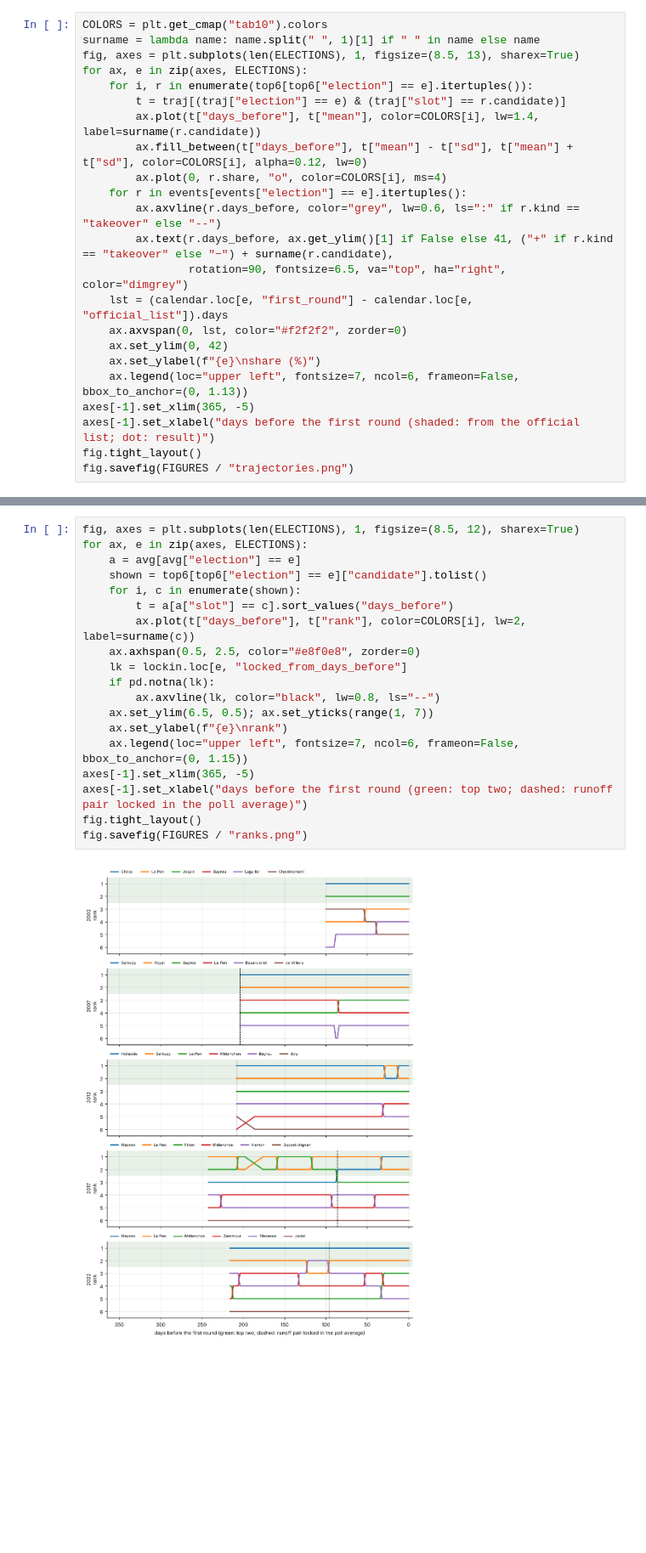
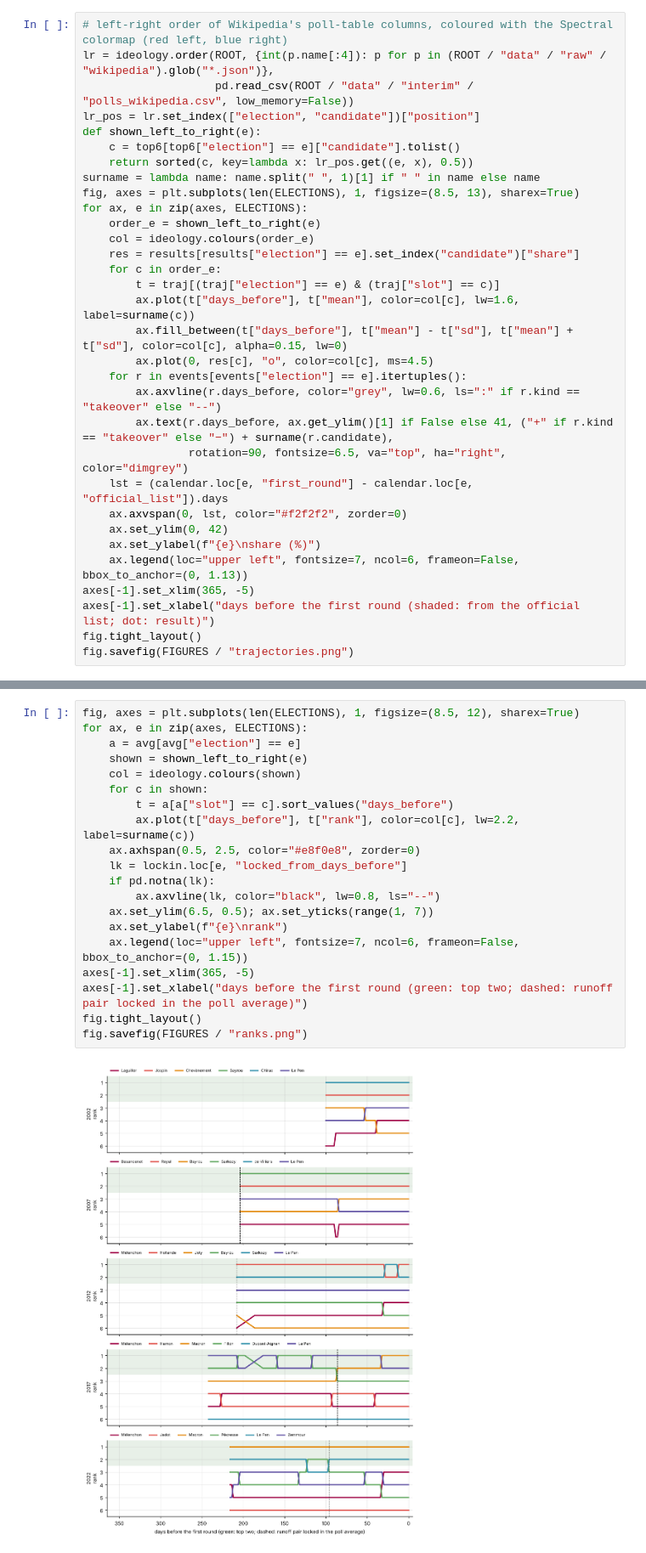
Before and after one commit to clarasalas/strategic-voting-polls-2RS, a Jupyter notebook: notebooks/05_polls_descriptive.ipynb, the cells around one changed output, grey strips where cells are left out. Shown at 85% size. Saved outputs shown, nothing was run; the diff lists cells and outputs as text; blank space fills up the shorter version.

```diff
--- a/notebooks/05_polls_descriptive.ipynb
+++ b/notebooks/05_polls_descriptive.ipynb
@@ -223,15 +224,24 @@ events.sort_values(["election", "days_before"], ascending=[True, False])
 | 7 | 2022 | takeover | Valérie Pécresse | 162 | NaN |
 | 6 | 2022 | withdrawal | Christiane Taubira | 38 | 3.000000 |
 # %%
-COLORS = plt.get_cmap("tab10").colors
+# left-right order of Wikipedia's poll-table columns, coloured with the Spectral colormap (red left, blue right)
+lr = ideology.order(ROOT, {int(p.name[:4]): p for p in (ROOT / "data" / "raw" / "wikipedia").glob("*.json")},
+                    pd.read_csv(ROOT / "data" / "interim" / "polls_wikipedia.csv", low_memory=False))
+lr_pos = lr.set_index(["election", "candidate"])["position"]
+def shown_left_to_right(e):
+    c = top6[top6["election"] == e]["candidate"].tolist()
+    return sorted(c, key=lambda x: lr_pos.get((e, x), 0.5))
 surname = lambda name: name.split(" ", 1)[1] if " " in name else name
 fig, axes = plt.subplots(len(ELECTIONS), 1, figsize=(8.5, 13), sharex=True)
 for ax, e in zip(axes, ELECTIONS):
-    for i, r in enumerate(top6[top6["election"] == e].itertuples()):
-        t = traj[(traj["election"] == e) & (traj["slot"] == r.candidate)]
-        ax.plot(t["days_before"], t["mean"], color=COLORS[i], lw=1.4, label=surname(r.candidate))
-        ax.fill_between(t["days_before"], t["mean"] - t["sd"], t["mean"] + t["sd"], color=COLORS[i], alpha=0.12, lw=0)
-        ax.plot(0, r.share, "o", color=COLORS[i], ms=4)
+    order_e = shown_left_to_right(e)
+    col = ideology.colours(order_e)
+    res = results[results["election"] == e].set_index("candidate")["share"]
+    for c in order_e:
+        t = traj[(traj["election"] == e) & (traj["slot"] == c)]
+        ax.plot(t["days_before"], t["mean"], color=col[c], lw=1.6, label=surname(c))
+        ax.fill_between(t["days_before"], t["mean"] - t["sd"], t["mean"] + t["sd"], color=col[c], alpha=0.15, lw=0)
+        ax.plot(0, res[c], "o", color=col[c], ms=4.5)
     for r in events[events["election"] == e].itertuples():
         ax.axvline(r.days_before, color="grey", lw=0.6, ls=":" if r.kind == "takeover" else "--")
         ax.text(r.days_before, ax.get_ylim()[1] if False else 41, ("+" if r.kind == "takeover" else "−") + surname(r.candidate),
@@ -372,21 +382,22 @@ lockin
 # %%
 fig, axes = plt.subplots(len(ELECTIONS), 1, figsize=(8.5, 12), sharex=True)
 for ax, e in zip(axes, ELECTIONS):
     a = avg[avg["election"] == e]
-    shown = top6[top6["election"] == e]["candidate"].tolist()
-    for i, c in enumerate(shown):
+    shown = shown_left_to_right(e)
+    col = ideology.colours(shown)
+    for c in shown:
         t = a[a["slot"] == c].sort_values("days_before")
-        ax.plot(t["days_before"], t["rank"], color=COLORS[i], lw=2, label=surname(c))
+        ax.plot(t["days_before"], t["rank"], color=col[c], lw=2.2, label=surname(c))
     ax.axhspan(0.5, 2.5, color="#e8f0e8", zorder=0)
     lk = lockin.loc[e, "locked_from_days_before"]
     if pd.notna(lk):
         ax.axvline(lk, color="black", lw=0.8, ls="--")
     ax.set_ylim(6.5, 0.5); ax.set_yticks(range(1, 7))
     ax.set_ylabel(f"{e}\nrank")
     ax.legend(loc="upper left", fontsize=7, ncol=6, frameon=False, bbox_to_anchor=(0, 1.15))
 axes[-1].set_xlim(365, -5)
 axes[-1].set_xlabel("days before the first round (green: top two; dashed: runoff pair locked in the poll average)")
 fig.tight_layout()
 fig.savefig(FIGURES / "ranks.png")
 # %% [output]
-[figure, old version]
+[figure, new version]
```
Also changed, not shown: parts of 4 cells of this notebook, 2 other files.
